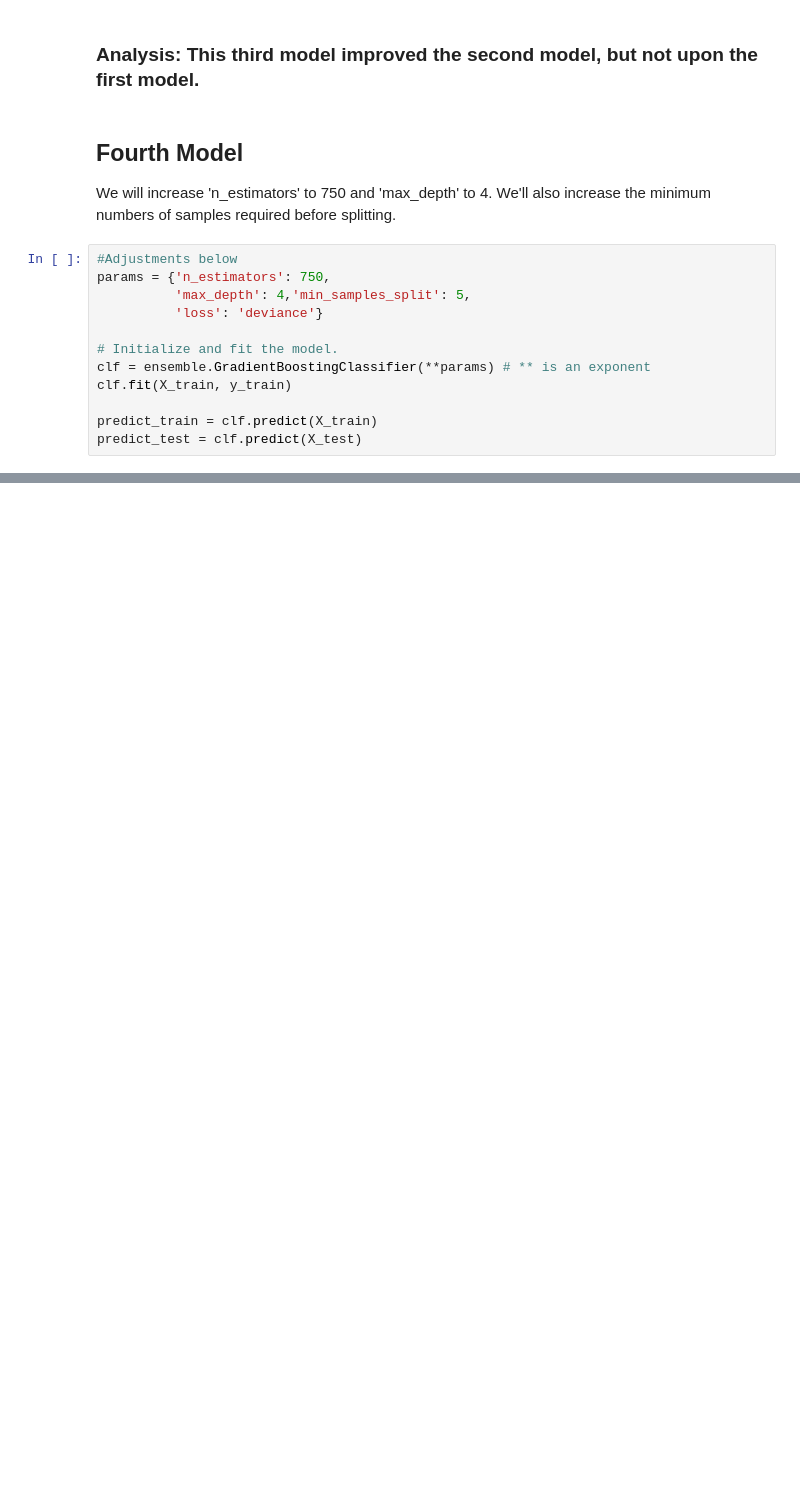
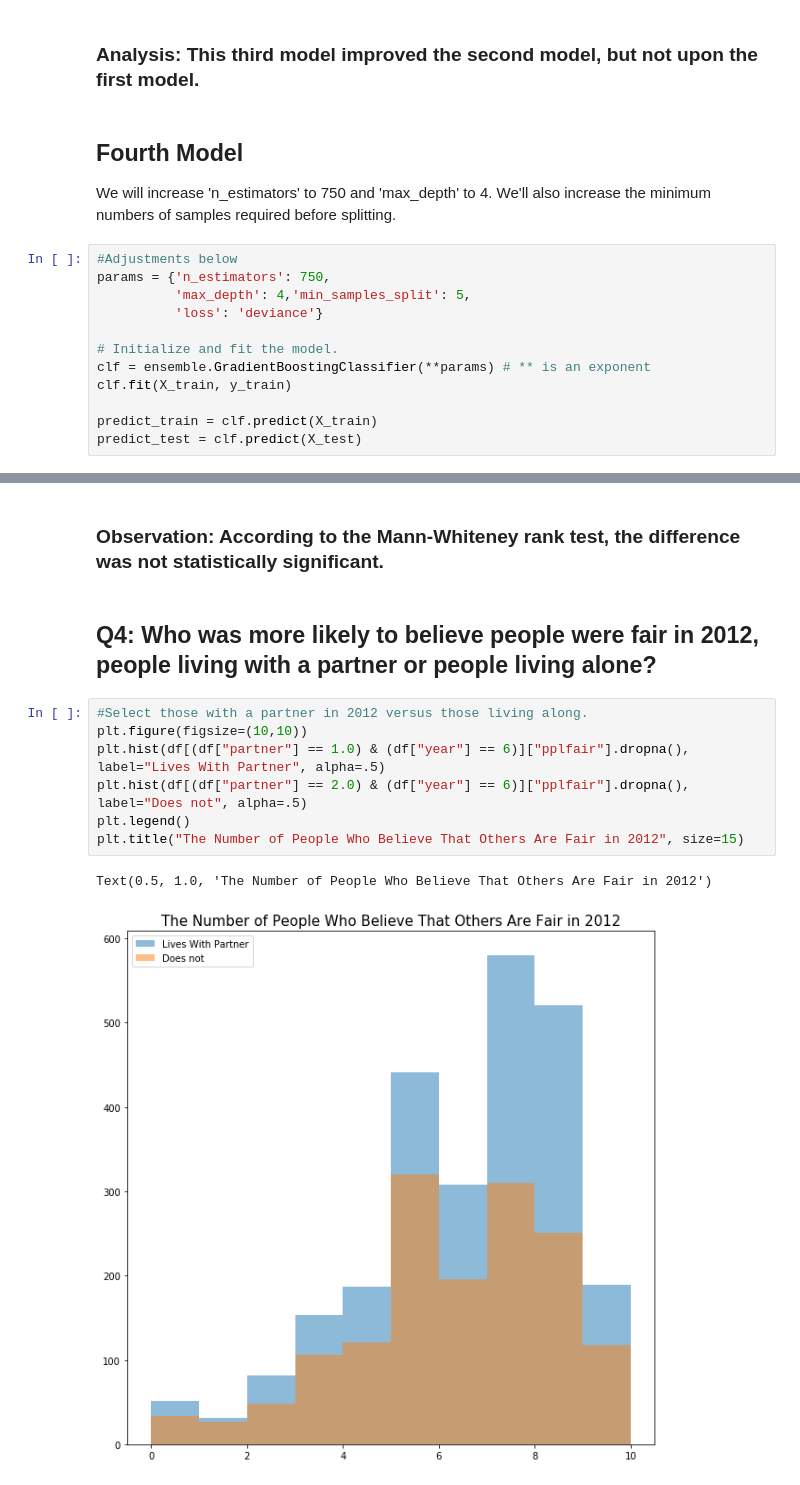
Before and after one commit to pitaconsumer/Jupyter-Projects, a Jupyter notebook: Module 22_Boosting Models Challenge_European Social Survey Data.ipynb, the cells around one changed output, grey strips where cells are left out. Saved outputs shown, nothing was run; the diff lists cells and outputs as text; blank space fills up the shorter version.

```diff
--- a/Module 22_Boosting Models Challenge_European Social Survey Data.ipynb
+++ b/Module 22_Boosting Models Challenge_European Social Survey Data.ipynb
@@ -257,0 +413,14 @@ clf.score(X_test, y_test)
+# %% [markdown]
+### Observation: According to the Mann-Whiteney rank test, the difference was not statistically significant.
+# %% [markdown]
+## Q4: Who was more likely to believe people were fair in 2012, people living with a partner or people living alone?
+# %%
+#Select those with a partner in 2012 versus those living along.
+plt.figure(figsize=(10,10))
+plt.hist(df[(df["partner"] == 1.0) & (df["year"] == 6)]["pplfair"].dropna(), label="Lives With Partner", alpha=.5)
+plt.hist(df[(df["partner"] == 2.0) & (df["year"] == 6)]["pplfair"].dropna(), label="Does not", alpha=.5)
+plt.legend()
+plt.title("The Number of People Who Believe That Others Are Fair in 2012", size=15)
+# %% [output]
+Text(0.5, 1.0, 'The Number of People Who Believe That Others Are Fair in 2012')
+[figure, added]
```
Also changed, not shown: parts of 41 cells of this notebook.
